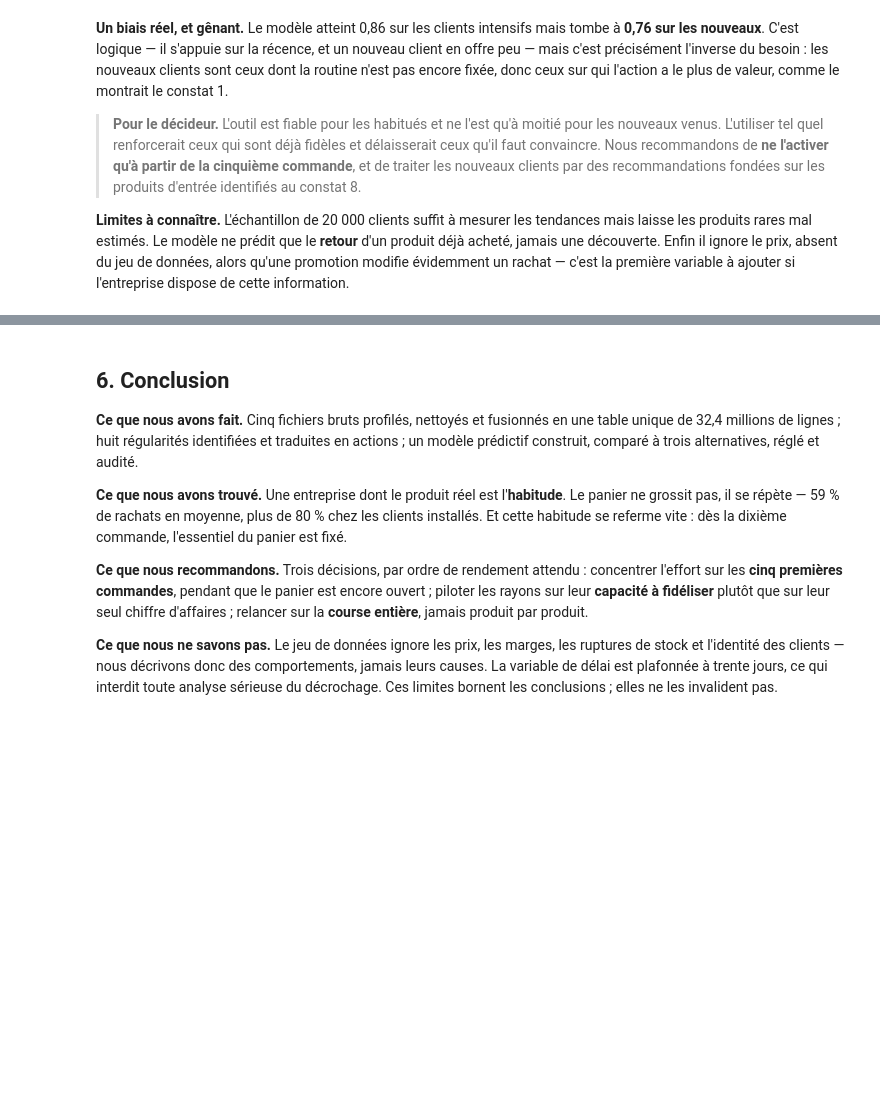
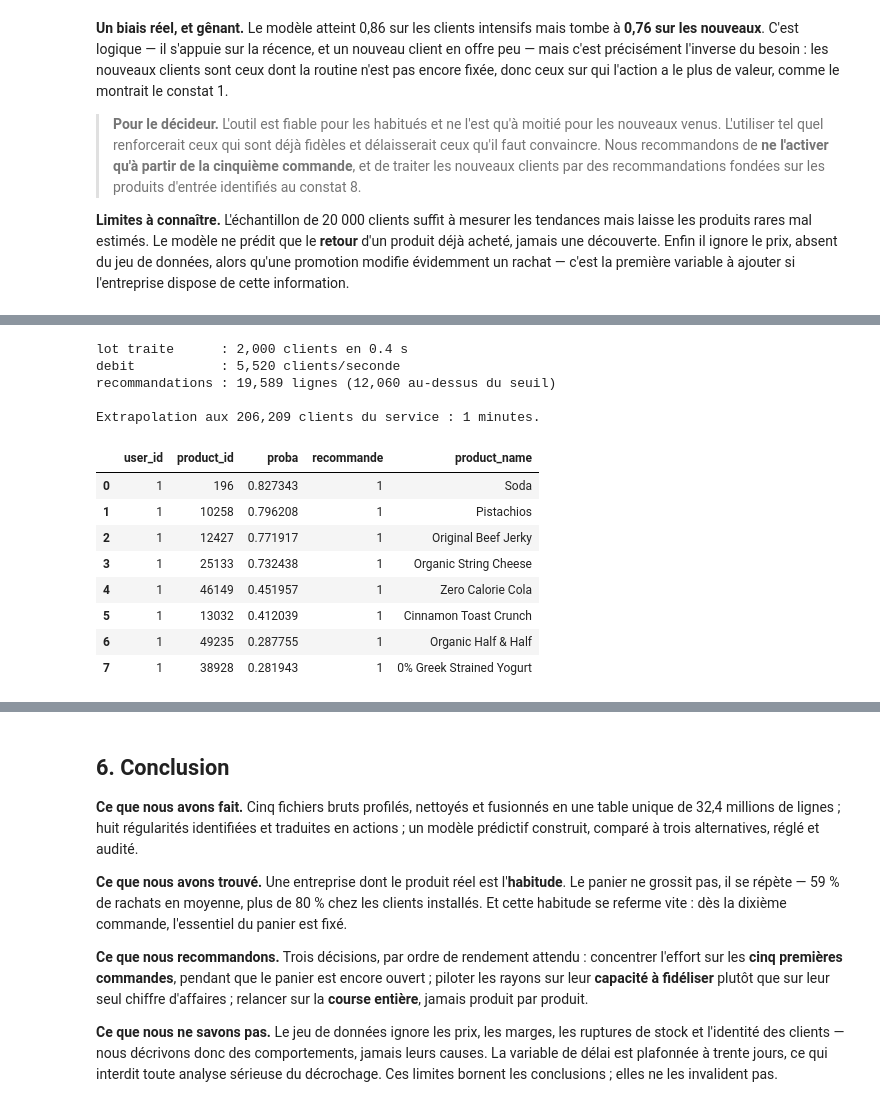
Before and after one commit to Nyomix-V/joja-data-analysis, a Jupyter notebook: 02_projet/analyse.ipynb, the cells around one changed output, grey strips where cells are left out. Saved outputs shown, nothing was run; the diff lists cells and outputs as text; code cells hidden in the pictures; blank space fills up the shorter version.

```diff
--- a/02_projet/analyse.ipynb
+++ b/02_projet/analyse.ipynb
@@ -1003,0 +1050,36 @@ données, alors qu'une promotion modifie évidemment un rachat — c'est la prem
+# %%
+import time
+
+# Lot de clients JAMAIS vus : ni a l entrainement, ni en validation, ni en test.
+deja_vus = set(X.user_id)
+nouveaux = np.setdiff1d(df.user_id.unique(), np.fromiter(deja_vus, dtype=np.int32))
+lot = rng.choice(nouveaux, size=2000, replace=False)
+
+t0 = time.time()
+reco = recommander(lot, df, modele, meilleur)
+duree = time.time() - t0
+
+print(f"lot traite      : {len(lot):,} clients en {duree:.1f} s")
+print(f"debit           : {len(lot)/duree:,.0f} clients/seconde")
+print(f"recommandations : {len(reco):,} lignes "
+      f"({reco.recommande.sum():,} au-dessus du seuil)")
+print()
+print(f"Extrapolation aux {df.user_id.nunique():,} clients du service : "
+      f"{df.user_id.nunique()/(len(lot)/duree)/60:.0f} minutes.")
+
+reco.merge(catalogue[["product_id", "product_name"]], on="product_id").head(8)
+# %% [output]
+lot traite      : 2,000 clients en 0.4 s
+debit           : 5,520 clients/seconde
+recommandations : 19,589 lignes (12,060 au-dessus du seuil)
+
+Extrapolation aux 206,209 clients du service : 1 minutes.
+|  | user_id | product_id | proba | recommande | product_name |
+| 0 | 1 | 196 | 0.827343 | 1 | Soda |
+| 1 | 1 | 10258 | 0.796208 | 1 | Pistachios |
+| 2 | 1 | 12427 | 0.771917 | 1 | Original Beef Jerky |
+| 3 | 1 | 25133 | 0.732438 | 1 | Organic String Cheese |
+| 4 | 1 | 46149 | 0.451957 | 1 | Zero Calorie Cola |
+| 5 | 1 | 13032 | 0.412039 | 1 | Cinnamon Toast Crunch |
+| 6 | 1 | 49235 | 0.287755 | 1 | Organic Half & Half |
+| 7 | 1 | 38928 | 0.281943 | 1 | 0% Greek Strained Yogurt |
```
Also changed, not shown: parts of 4 cells of this notebook, 1 other file.
